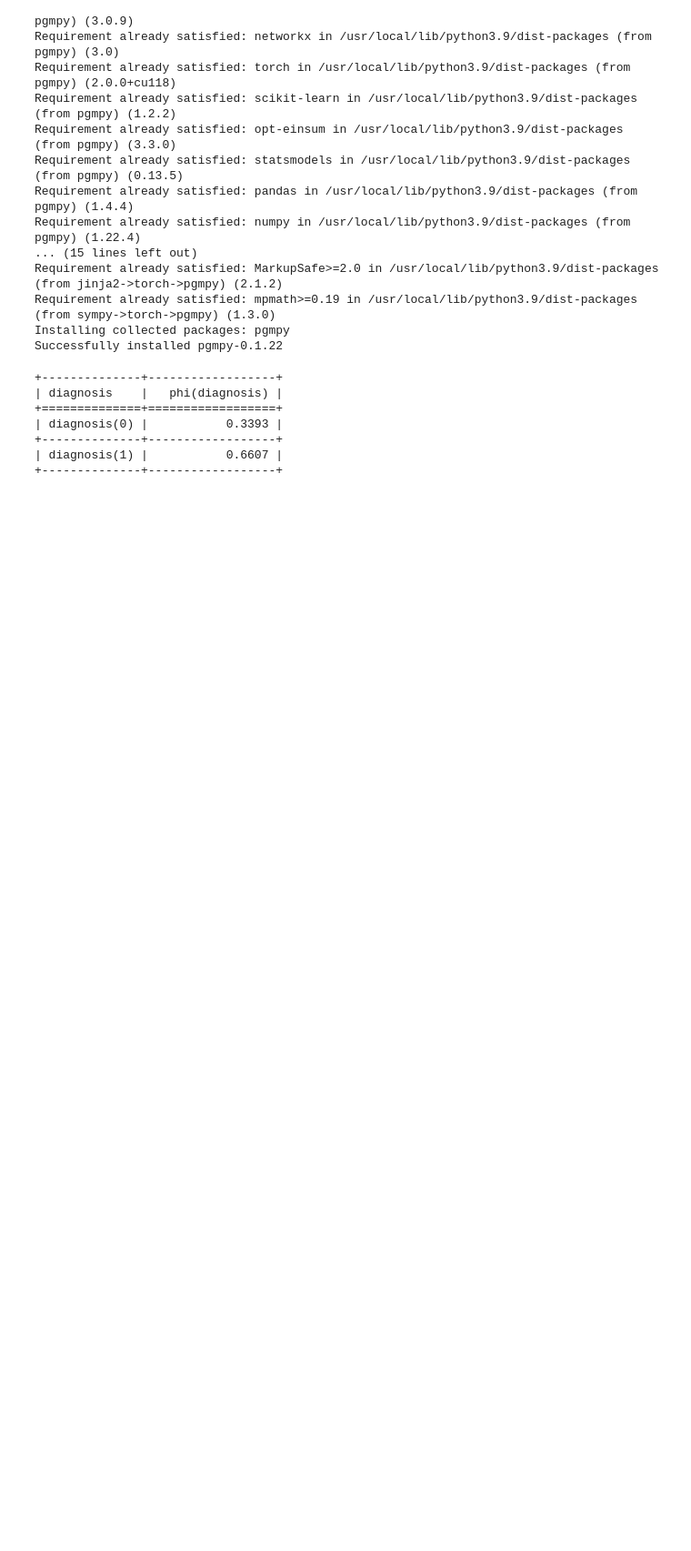
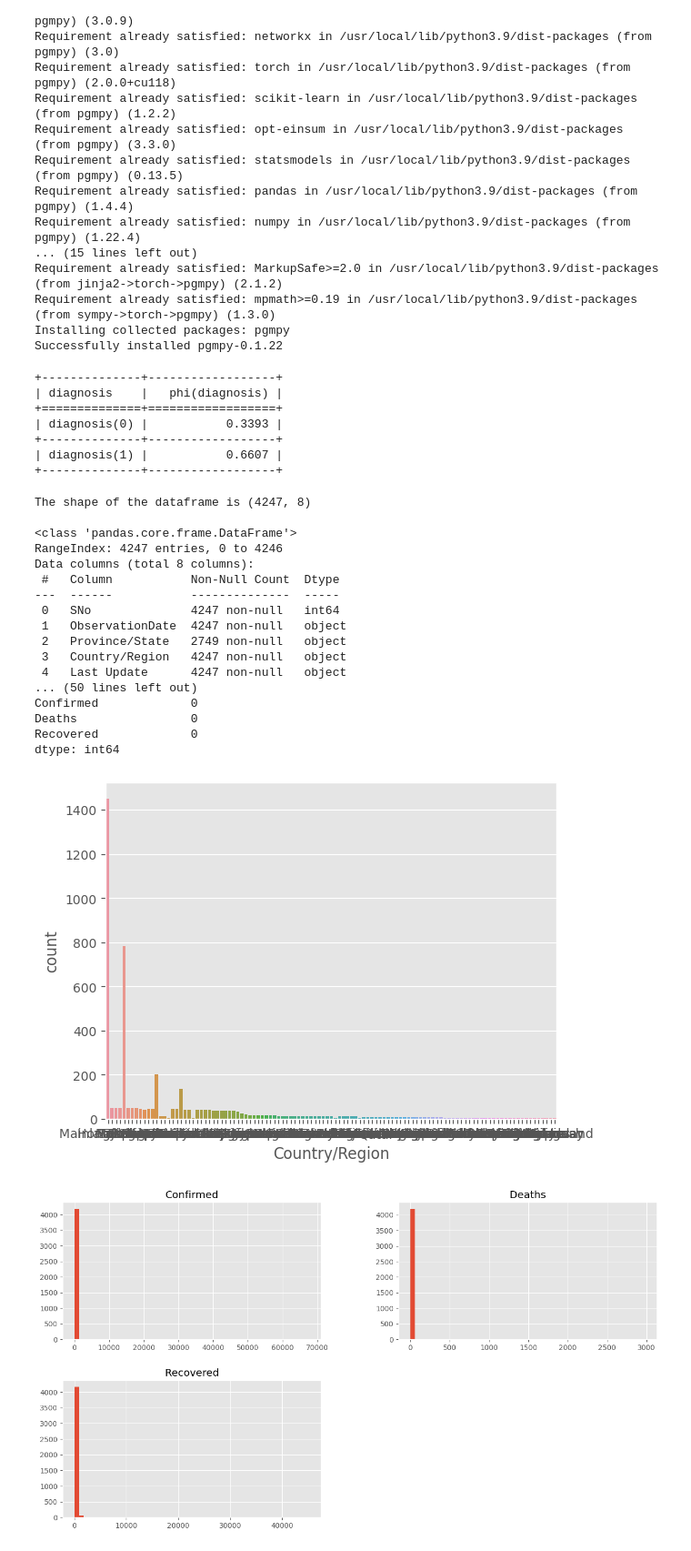
Before and after one commit to rahavi-r31/CollegeWorks-ML-, a Jupyter notebook: lab_work.ipynb, the cells around one changed output. Shown at 91% size. Drawn from its saved outputs; the diff is of its cells as text; code cells hidden in the pictures; blank space fills up the shorter version.

```diff
--- a/lab_work.ipynb
+++ b/lab_work.ipynb
@@ -326,3 +326,82 @@ patient_data = {'age': 50, 'sex': 1, 'cp': 2, 'trestbps': 130, 'chol':246, 'fbs'
 +--------------+------------------+
 | diagnosis(1) |           0.6607 |
 +--------------+------------------+
+# %%
+import numpy as np
+import pandas as pd
+from scipy.stats import randint
+import pandas as pd
+import matplotlib.pyplot as plt
+from pandas import set_option
+plt.style.use('ggplot')
+from sklearn.model_selection import train_test_split
+from sklearn.linear_model import LogisticRegression
+from sklearn.feature_selection import RFE
+from sklearn.model_selection import KFold
+from sklearn.model_selection import GridSearchCV
+from sklearn.model_selection import RandomizedSearchCV
+from sklearn.preprocessing import StandardScaler
+from sklearn.pipeline import Pipeline
+from sklearn.ensemble import RandomForestClassifier
+
+from xgboost import XGBClassifier
+from sklearn.naive_bayes import GaussianNB
+from sklearn.model_selection import cross_val_score
+from sklearn.metrics import confusion_matrix
+from sklearn.neighbors import KNeighborsClassifier
+from sklearn.tree import DecisionTreeClassifier
+from sklearn.ensemble import ExtraTreesClassifier
+from sklearn.feature_selection import SelectFromModel
+from sklearn import metrics
+import warnings
+warnings.filterwarnings("ignore", category=FutureWarning)
+from sklearn.metrics import classification_report
+covid_19_data = pd.read_csv("/content/covid_19_data.csv")
+print(f'The shape of the dataframe is {covid_19_data.shape}')
+print()
+print(covid_19_data.info())
+print()
+covid_19_data.replace(to_replace='?', value=np.NaN, inplace=True)
+print(covid_19_data.describe(include='all'))
+print()
+print(covid_19_data['Country/Region'].value_counts())
+print(covid_19_data.isnull().sum())
+import seaborn as sns
+sns.countplot(x='Country/Region', data=covid_19_data, linewidth=3)
+plt.show()
+covid_19_data[['ObservationDate', 'Province/State', 'Country/Region','Last Update','Confirmed',
+'Deaths', 'Recovered']].hist(bins=50, figsize=(15,8))
+plt.show()
+covid_19_data['Country/Region'].fillna(covid_19_data['Country/Region'].mode()[0],
+inplace=True)
+covid_19_data['Confirmed'].fillna(covid_19_data['Confirmed'].mode()[0], inplace=True)
+X = covid_19_data.drop(['Deaths'],axis=1)
+y = covid_19_data.Recovered
+X=X[['Confirmed', 'Recovered']]
+X_train, X_test, y_train, y_test = train_test_split(X, y, test_size=0.2)
+NB_classifier = GaussianNB()
+NB_classifier.fit(X_train, y_train)
+y_predict = NB_classifier.predict(X_test)
+cm = confusion_matrix(y_test, y_predict)
+sns.heatmap(cm, annot=True, cmap='Blues')
+print(classification_report(y_test, y_predict))
+# %% [output]
+The shape of the dataframe is (4247, 8)
+
+<class 'pandas.core.frame.DataFrame'>
+RangeIndex: 4247 entries, 0 to 4246
+Data columns (total 8 columns):
+ #   Column           Non-Null Count  Dtype
+---  ------           --------------  -----
+ 0   SNo              4247 non-null   int64
+ 1   ObservationDate  4247 non-null   object
+ 2   Province/State   2749 non-null   object
+ 3   Country/Region   4247 non-null   object
+ 4   Last Update      4247 non-null   object
+... (50 lines left out)
+Confirmed             0
+Deaths                0
+Recovered             0
+dtype: int64
+[figure, added]
+[figure, added]
```
Also changed, not shown: parts of 2 cells of this notebook.
